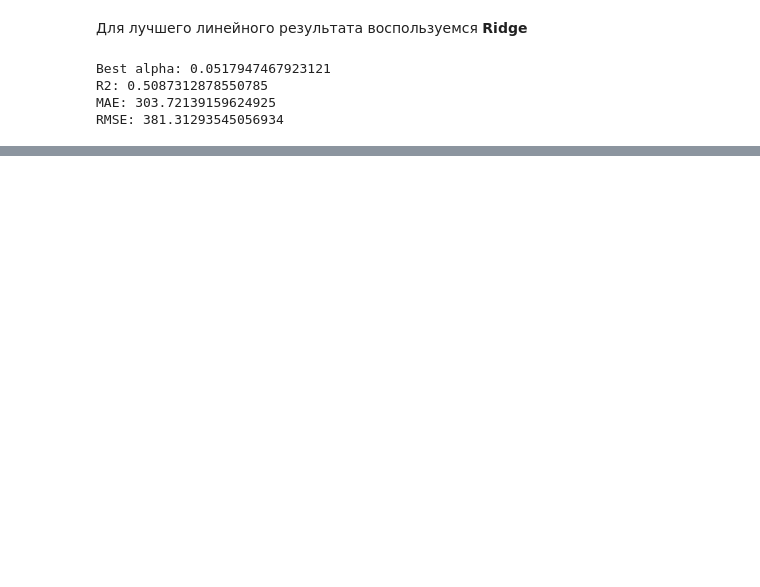
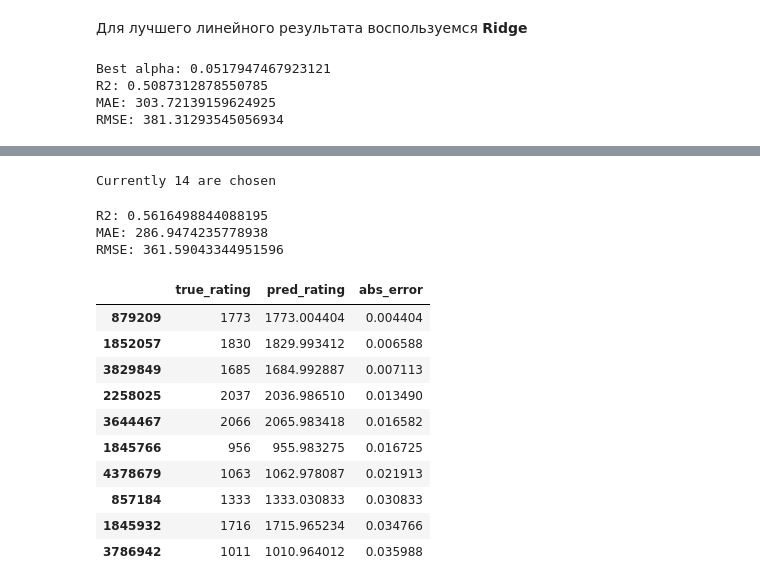
Before and after one commit to Vistog/Chess-difficulty-predictor, a Jupyter notebook: main.ipynb, the cells around one changed output, grey strips where cells are left out. Saved outputs shown, nothing was run; the diff lists cells and outputs as text; code cells hidden in the pictures; blank space fills up the shorter version.

```diff
--- a/main.ipynb
+++ b/main.ipynb
@@ -409,0 +486,66 @@ RMSE: 381.31293545056934
+# %%
+selected_features = [
+    'success_prob_rapid_1150', 'success_prob_rapid_1450', 'success_prob_rapid_2050',
+    'success_prob_blitz_1050', 'success_prob_blitz_1550', 'success_prob_blitz_2050',
+    'mean_prob_all', 'mean_prob_rapid', 'mean_prob_blitz',
+    'gap_prob_mean',
+    'grad_rapid', 'grad_blitz',
+    "piece_count", "solution_length"
+                      ]
+print(f"Currently {len(selected_features)} are chosen")
+
+X = dfcut[selected_features]
+
+y = dfcut['Rating']
+
+X_train, X_test, y_train, y_test = train_test_split(
+    X, y, test_size=0.2, random_state=42
+)
+# %% [output]
+Currently 14 are chosen
+# %%
+from sklearn.ensemble import RandomForestRegressor
+model = RandomForestRegressor(
+    n_estimators=300,
+    max_depth=None,
+    min_samples_split=5,
+    min_samples_leaf=2,
+    random_state=42,
+    n_jobs=-1
+)
+
+model.fit(X_train, y_train)
+
+y_pred = model.predict(X_test)
+
+print("R2:", r2_score(y_test, y_pred))
+print("MAE:", mean_absolute_error(y_test, y_pred))
+print("RMSE:", np.sqrt(mean_squared_error(y_test, y_pred)))
+# %% [output]
+R2: 0.5616498844088195
+MAE: 286.9474235778938
+RMSE: 361.59043344951596
+# %%
+results = X_test.copy()
+
+results["true_rating"] = y_test.values
+results["pred_rating"] = y_pred
+
+results["error"] = results["pred_rating"] - results["true_rating"]
+results["abs_error"] = results["error"].abs()
+# %%
+best = results.sort_values("abs_error").head(10)
+
+best[["true_rating", "pred_rating", "abs_error"]]
+# %% [output]
+|  | true_rating | pred_rating | abs_error |
+| 879209 | 1773 | 1773.004404 | 0.004404 |
+| 1852057 | 1830 | 1829.993412 | 0.006588 |
+| 3829849 | 1685 | 1684.992887 | 0.007113 |
+| 2258025 | 2037 | 2036.986510 | 0.013490 |
+| 3644467 | 2066 | 2065.983418 | 0.016582 |
+| 1845766 | 956 | 955.983275 | 0.016725 |
+| 4378679 | 1063 | 1062.978087 | 0.021913 |
+| 857184 | 1333 | 1333.030833 | 0.030833 |
+| 1845932 | 1716 | 1715.965234 | 0.034766 |
+| 3786942 | 1011 | 1010.964012 | 0.035988 |
```
Also changed, not shown: parts of 32 cells of this notebook.
